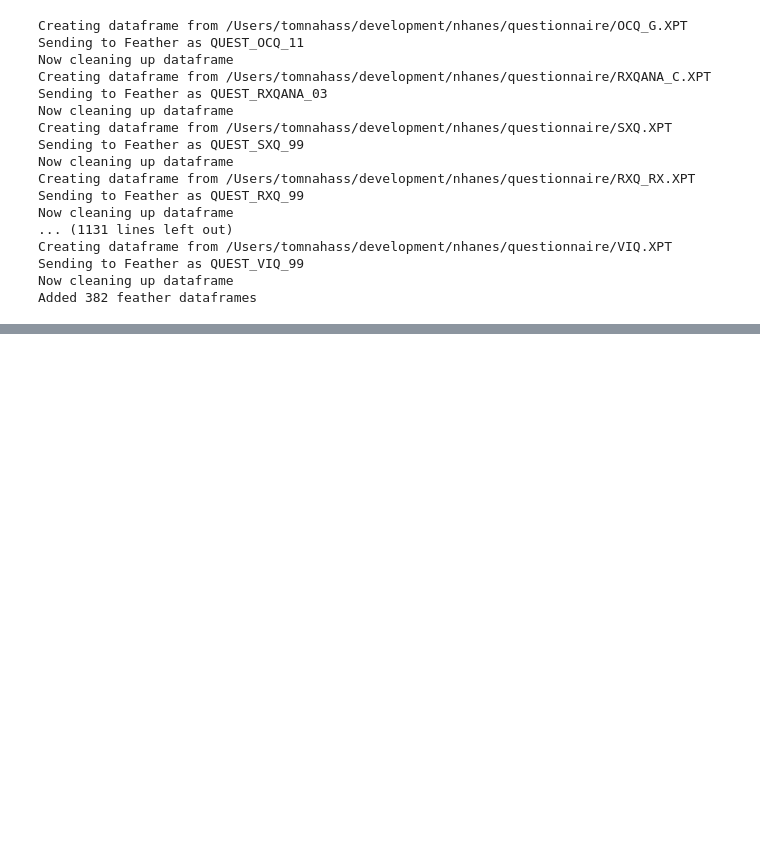
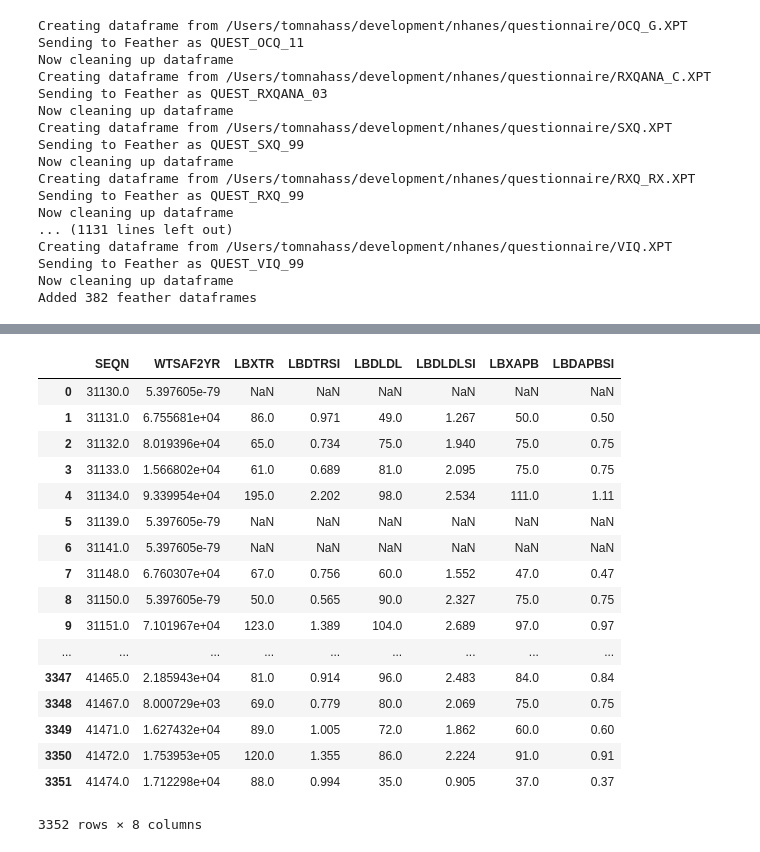
Before and after one commit to nahata5/nhanes-download, a Jupyter notebook: NHANES Downloader.ipynb, the cells around one changed output, grey strips where cells are left out. Saved outputs shown, nothing was run; the diff lists cells and outputs as text; code cells hidden in the pictures; blank space fills up the shorter version.

```diff
--- a/NHANES Downloader.ipynb
+++ b/NHANES Downloader.ipynb
@@ -338,0 +348,21 @@ total_03 = pd.read_sas("laboratory/L13_C.XPT")
+# %%
+ldl_05
+# %% [output]
+|  | SEQN | WTSAF2YR | LBXTR | LBDTRSI | LBDLDL | LBDLDLSI | LBXAPB | LBDAPBSI |
+| 0 | 31130.0 | 5.397605e-79 | NaN | NaN | NaN | NaN | NaN | NaN |
+| 1 | 31131.0 | 6.755681e+04 | 86.0 | 0.971 | 49.0 | 1.267 | 50.0 | 0.50 |
+| 2 | 31132.0 | 8.019396e+04 | 65.0 | 0.734 | 75.0 | 1.940 | 75.0 | 0.75 |
+| 3 | 31133.0 | 1.566802e+04 | 61.0 | 0.689 | 81.0 | 2.095 | 75.0 | 0.75 |
+| 4 | 31134.0 | 9.339954e+04 | 195.0 | 2.202 | 98.0 | 2.534 | 111.0 | 1.11 |
+| 5 | 31139.0 | 5.397605e-79 | NaN | NaN | NaN | NaN | NaN | NaN |
+| 6 | 31141.0 | 5.397605e-79 | NaN | NaN | NaN | NaN | NaN | NaN |
+| 7 | 31148.0 | 6.760307e+04 | 67.0 | 0.756 | 60.0 | 1.552 | 47.0 | 0.47 |
+| 8 | 31150.0 | 5.397605e-79 | 50.0 | 0.565 | 90.0 | 2.327 | 75.0 | 0.75 |
+| 9 | 31151.0 | 7.101967e+04 | 123.0 | 1.389 | 104.0 | 2.689 | 97.0 | 0.97 |
+| ... | ... | ... | ... | ... | ... | ... | ... | ... |
+| 3347 | 41465.0 | 2.185943e+04 | 81.0 | 0.914 | 96.0 | 2.483 | 84.0 | 0.84 |
+| 3348 | 41467.0 | 8.000729e+03 | 69.0 | 0.779 | 80.0 | 2.069 | 75.0 | 0.75 |
+| 3349 | 41471.0 | 1.627432e+04 | 89.0 | 1.005 | 72.0 | 1.862 | 60.0 | 0.60 |
+| 3350 | 41472.0 | 1.753953e+05 | 120.0 | 1.355 | 86.0 | 2.224 | 91.0 | 0.91 |
+| 3351 | 41474.0 | 1.712298e+04 | 88.0 | 0.994 | 35.0 | 0.905 | 37.0 | 0.37 |
+3352 rows × 8 columns
```
Also changed, not shown: parts of 12 cells of this notebook.
